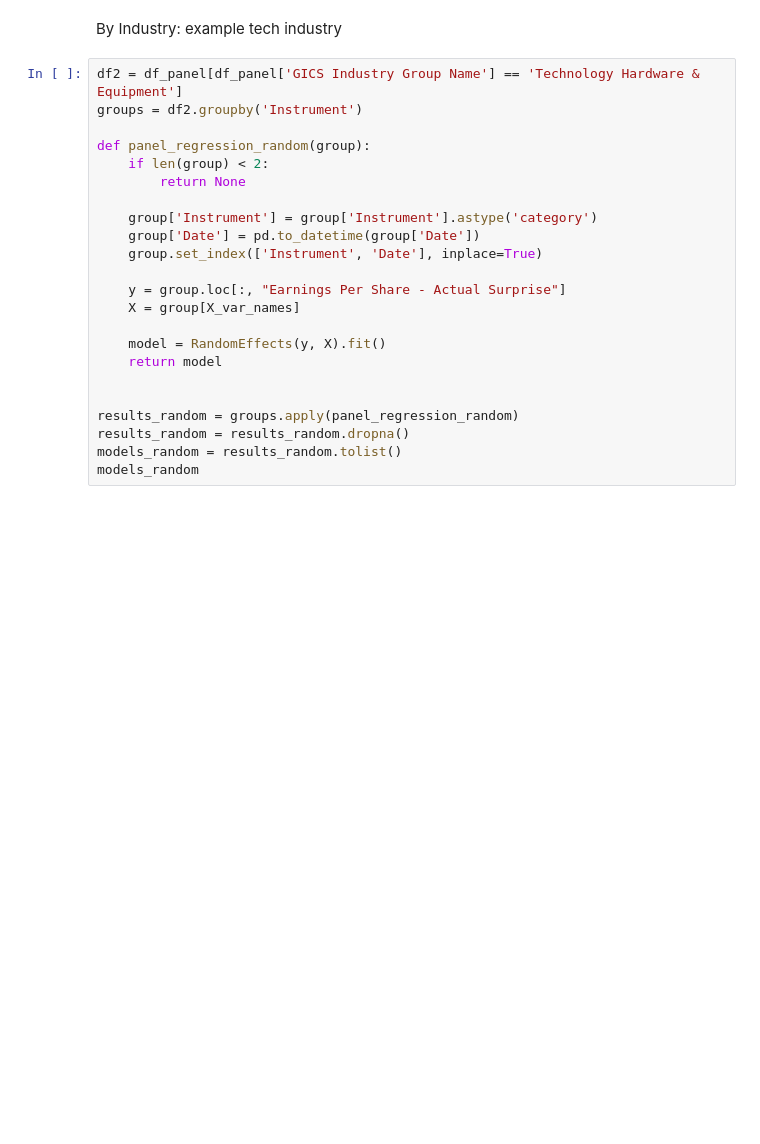
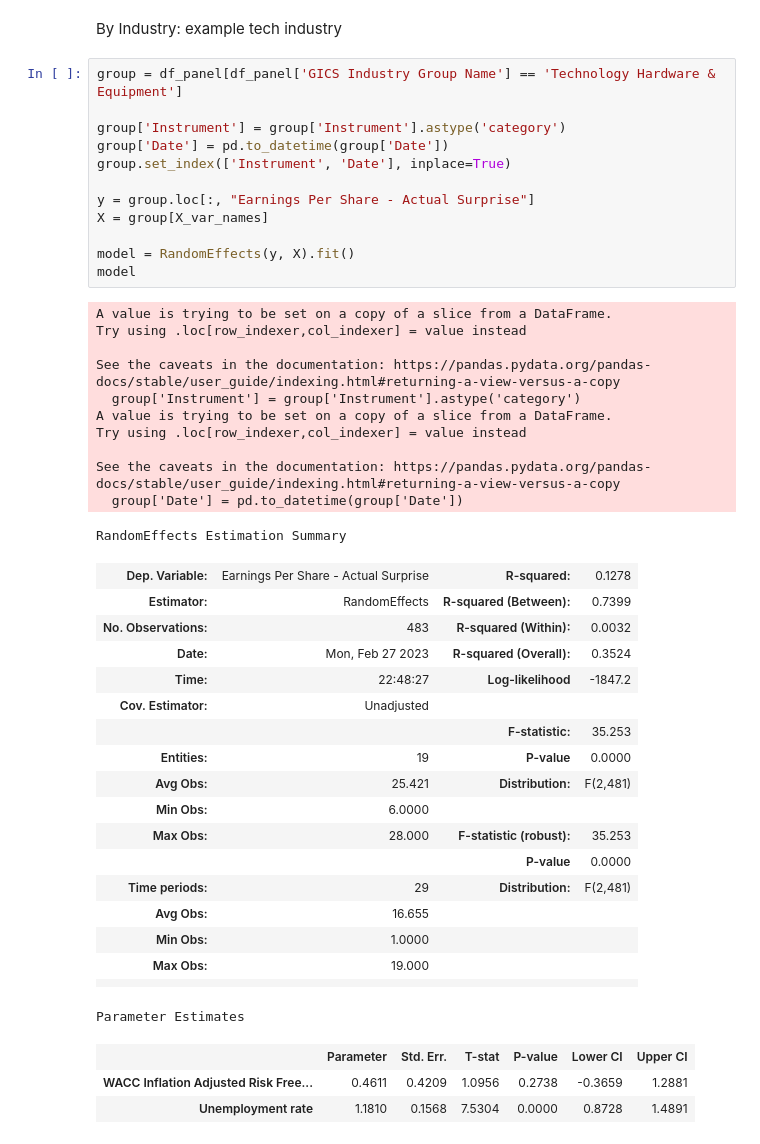
Before and after one commit to yummypugs/GSFM_AnalystForecasts, a Jupyter notebook: 3.3.2_Panel_macro.ipynb, the cells around one changed output. Cells and saved outputs as stored; diff of their text form; blank space fills up the shorter version.

```diff
--- a/3.3.2_Panel_macro.ipynb
+++ b/3.3.2_Panel_macro.ipynb
@@ -148,25 +171,47 @@ variable is perfectly explained using the effects included in the model.
 # %% [markdown]
 By Industry: example tech industry
 # %%
-df2 = df_panel[df_panel['GICS Industry Group Name'] == 'Technology Hardware & Equipment']
-groups = df2.groupby('Instrument')
+group = df_panel[df_panel['GICS Industry Group Name'] == 'Technology Hardware & Equipment']
 
-def panel_regression_random(group):
-    if len(group) < 2:
-        return None
+group['Instrument'] = group['Instrument'].astype('category')
+group['Date'] = pd.to_datetime(group['Date'])
+group.set_index(['Instrument', 'Date'], inplace=True)
 
-    group['Instrument'] = group['Instrument'].astype('category')
-    group['Date'] = pd.to_datetime(group['Date'])
-    group.set_index(['Instrument', 'Date'], inplace=True)
+y = group.loc[:, "Earnings Per Share - Actual Surprise"]
+X = group[X_var_names]
 
-    y = group.loc[:, "Earnings Per Share - Actual Surprise"]
-    X = group[X_var_names]
-
-    model = RandomEffects(y, X).fit()
-    return model
-
-
-results_random = groups.apply(panel_regression_random)
-results_random = results_random.dropna()
-models_random = results_random.tolist()
-models_random
+model = RandomEffects(y, X).fit()
+model
+# %% [output]
+A value is trying to be set on a copy of a slice from a DataFrame.
+Try using .loc[row_indexer,col_indexer] = value instead
+
+See the caveats in the documentation: https://pandas.pydata.org/pandas-docs/stable/user_guide/indexing.html#returning-a-view-versus-a-copy
+  group['Instrument'] = group['Instrument'].astype('category')
+A value is trying to be set on a copy of a slice from a DataFrame.
+Try using .loc[row_indexer,col_indexer] = value instead
+
+See the caveats in the documentation: https://pandas.pydata.org/pandas-docs/stable/user_guide/indexing.html#returning-a-view-versus-a-copy
+  group['Date'] = pd.to_datetime(group['Date'])
+RandomEffects Estimation Summary
+| Dep. Variable: | Earnings Per Share - Actual Surprise | R-squared: | 0.1278 |
+| Estimator: | RandomEffects | R-squared (Between): | 0.7399 |
+| No. Observations: | 483 | R-squared (Within): | 0.0032 |
+| Date: | Mon, Feb 27 2023 | R-squared (Overall): | 0.3524 |
+| Time: | 22:48:27 | Log-likelihood | -1847.2 |
+| Cov. Estimator: | Unadjusted |  |  |
+|  |  | F-statistic: | 35.253 |
+| Entities: | 19 | P-value | 0.0000 |
+| Avg Obs: | 25.421 | Distribution: | F(2,481) |
+| Min Obs: | 6.0000 |  |  |
+| Max Obs: | 28.000 | F-statistic (robust): | 35.253 |
+|  |  | P-value | 0.0000 |
+| Time periods: | 29 | Distribution: | F(2,481) |
+| Avg Obs: | 16.655 |  |  |
+| Min Obs: | 1.0000 |  |  |
+| Max Obs: | 19.000 |  |  |
+|  |  |  |  |
+Parameter Estimates
+|  | Parameter | Std. Err. | T-stat | P-value | Lower CI | Upper CI |
+| WACC Inflation Adjusted Risk Free... | 0.4611 | 0.4209 | 1.0956 | 0.2738 | -0.3659 | 1.2881 |
+| Unemployment rate | 1.1810 | 0.1568 | 7.5304 | 0.0000 | 0.8728 | 1.4891 |
```
Also changed, not shown: parts of 4 cells of this notebook, 1 other file.
